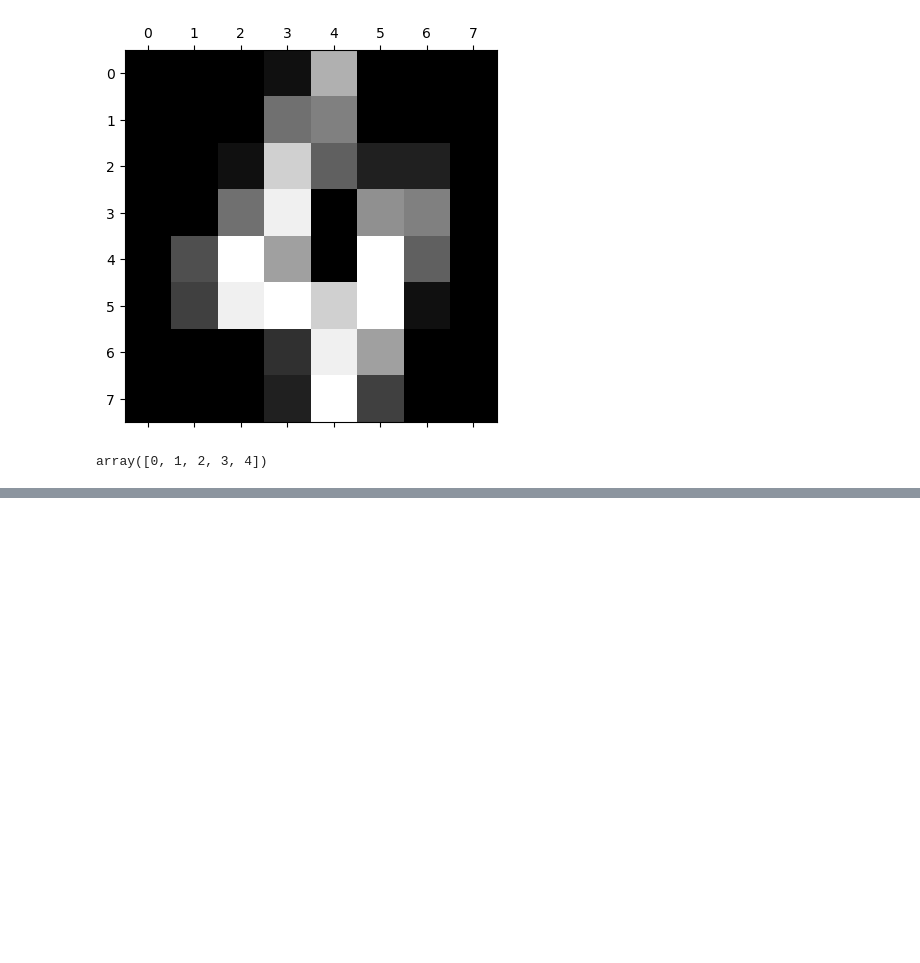
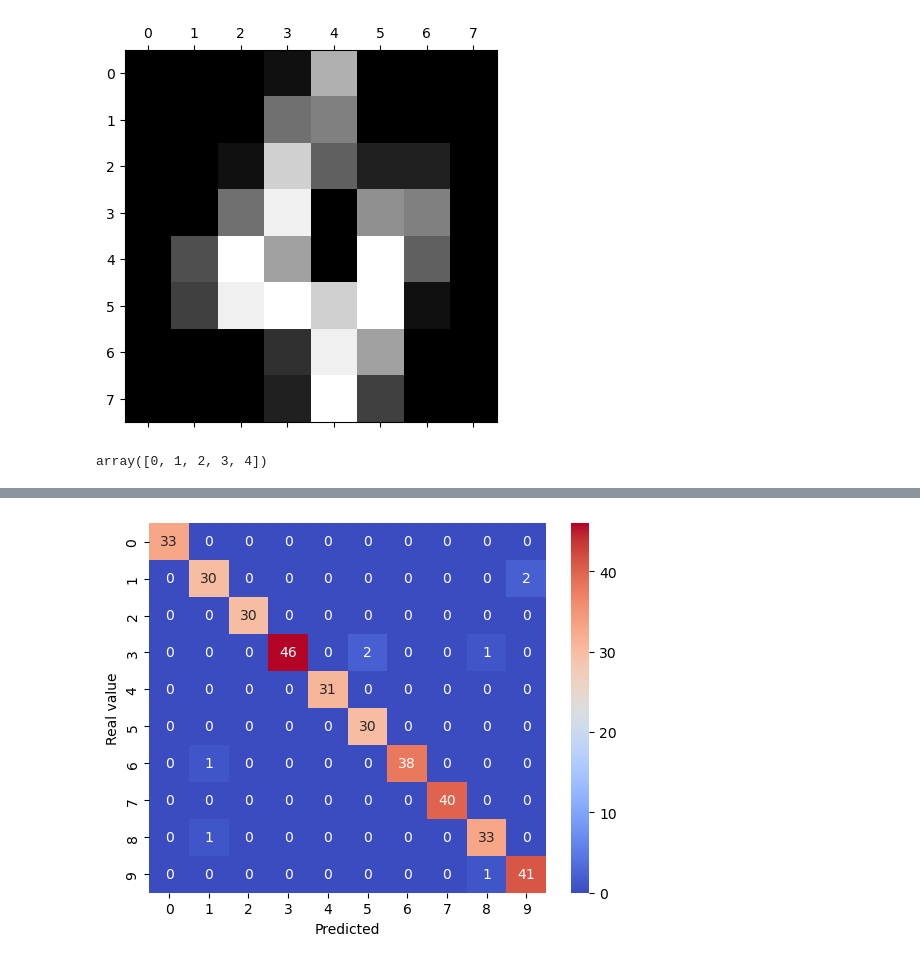
Before and after one commit to code4yonglei/code_4_Tutorials, a Jupyter notebook: machine-learning/4-logistic-regression.ipynb, the cells around one changed output, grey strips where cells are left out. Saved outputs shown, nothing was run; the diff lists cells and outputs as text; code cells hidden in the pictures; blank space fills up the shorter version.

Commit message:
update code example of multiclass classification for logistic regression

```diff
--- a/machine-learning/4-logistic-regression.ipynb
+++ b/machine-learning/4-logistic-regression.ipynb
@@ -182,0 +185,2 @@ array([0, 1, 2, 3, 4])
+# %%
+x_train, x_test, y_train, y_test = train_test_split(digits.data, digits.target, test_size=0.2)
@@ -182,0 +191,3 @@ array([0, 1, 2, 3, 4])
+# %%
+model5 = LogisticRegression()
+model5.fit(x_train, y_train)
@@ -182,0 +228,8 @@ array([0, 1, 2, 3, 4])
+# %%
+# failing of model?
+
+y_predicted = model5.predict(x_test)
+
+from sklearn.metrics import confusion_matrix
+cm = confusion_matrix(y_test, y_predicted)
+cm
@@ -182,0 +247,7 @@ array([0, 1, 2, 3, 4])
+# %%
+sns.heatmap(cm, cmap="coolwarm", annot=True)
+plt.xlabel("Predicted")
+plt.ylabel("Real value")
+plt.show()
+# %% [output]
+[figure, added]
```
Also changed, not shown: parts of 14 cells of this notebook.
